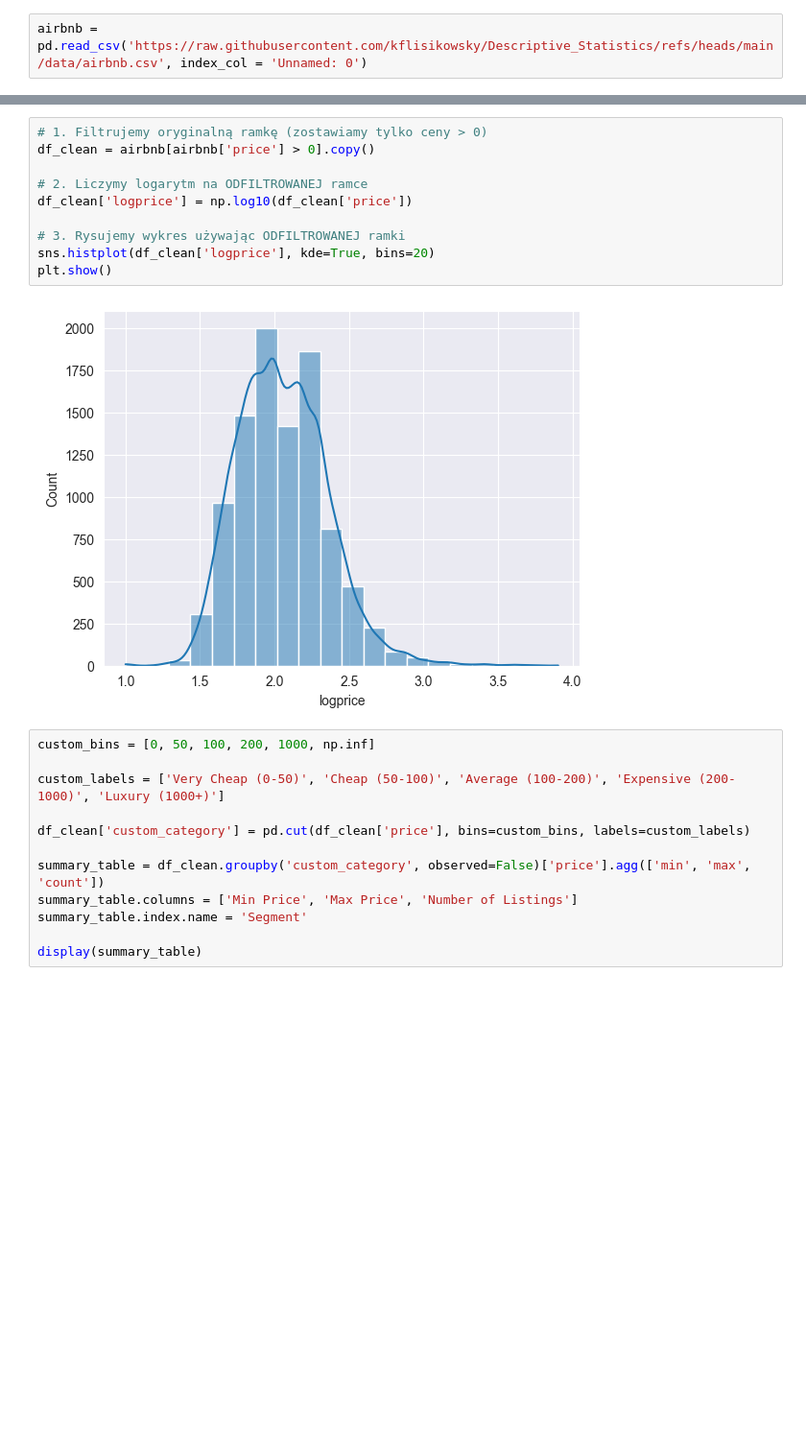
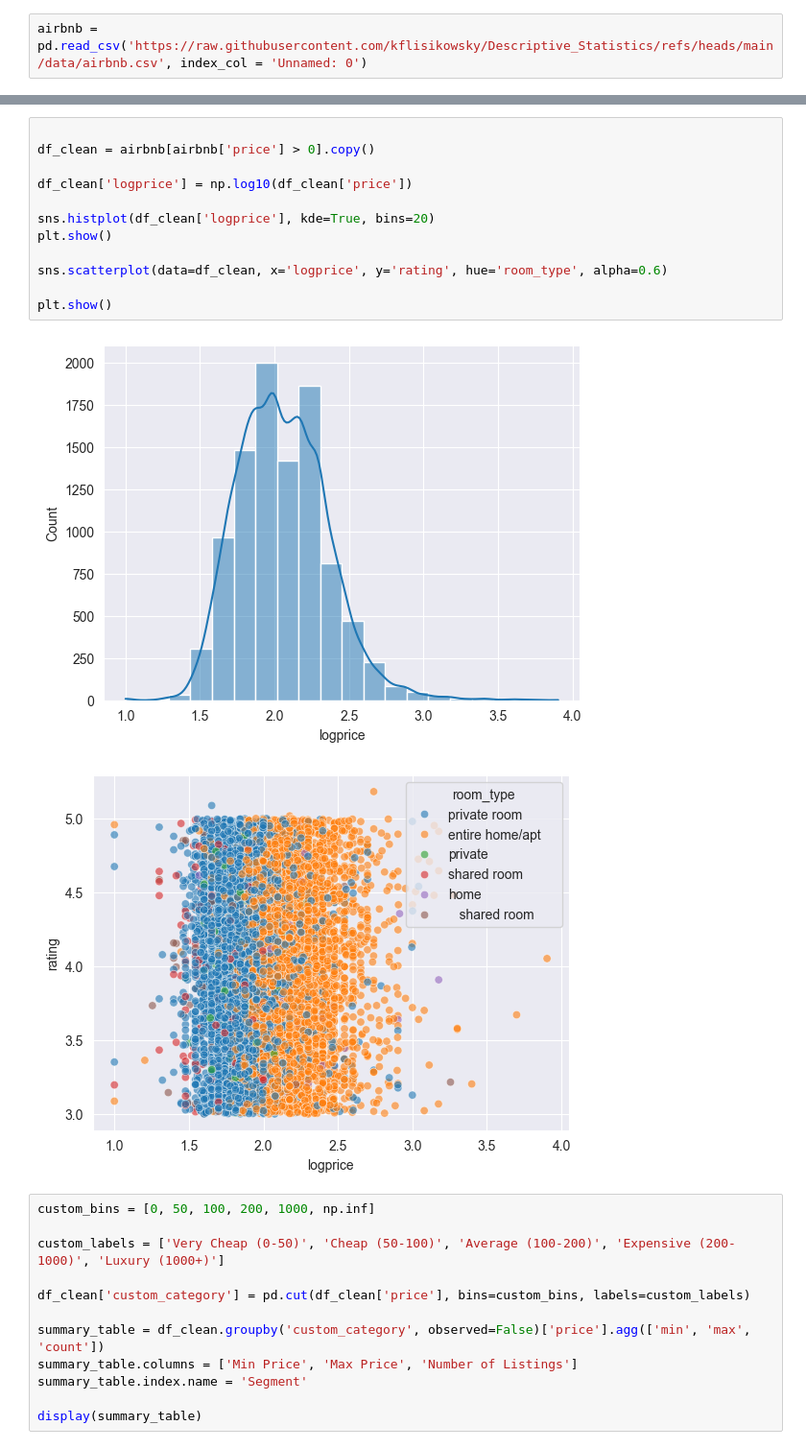
Before and after one commit to xDomino066/Descriptive_Statistics_PANDASTEAM, a Jupyter notebook: Domino/lab2.ipynb, the cells around one changed output, grey strips where cells are left out. Shown at 96% size. Drawn from its saved outputs; the diff is of its cells as text; blank space fills up the shorter version.

```diff
--- a/Domino/lab2.ipynb
+++ b/Domino/lab2.ipynb
@@ -24,17 +22,20 @@ airbnb['price'] = pd.to_numeric(airbnb['price'], errors='coerce')
 df_clean = airbnb[airbnb['price'] > 0].copy()
 df_clean = df_clean.dropna(subset=['price'])
 # %%
-# 1. Filtrujemy oryginalną ramkę (zostawiamy tylko ceny > 0)
+
 df_clean = airbnb[airbnb['price'] > 0].copy()
 
-# 2. Liczymy logarytm na ODFILTROWANEJ ramce
 df_clean['logprice'] = np.log10(df_clean['price'])
 
-# 3. Rysujemy wykres używając ODFILTROWANEJ ramki
 sns.histplot(df_clean['logprice'], kde=True, bins=20)
 plt.show()
+
+sns.scatterplot(data=df_clean, x='logprice', y='rating', hue='room_type', alpha=0.6)
+
+plt.show()
 # %% [output]
 [figure]
+[figure, added]
 # %%
 custom_bins = [0, 50, 100, 200, 1000, np.inf]
 
```
Also changed, not shown: parts of 10 cells of this notebook, 2 other files.
